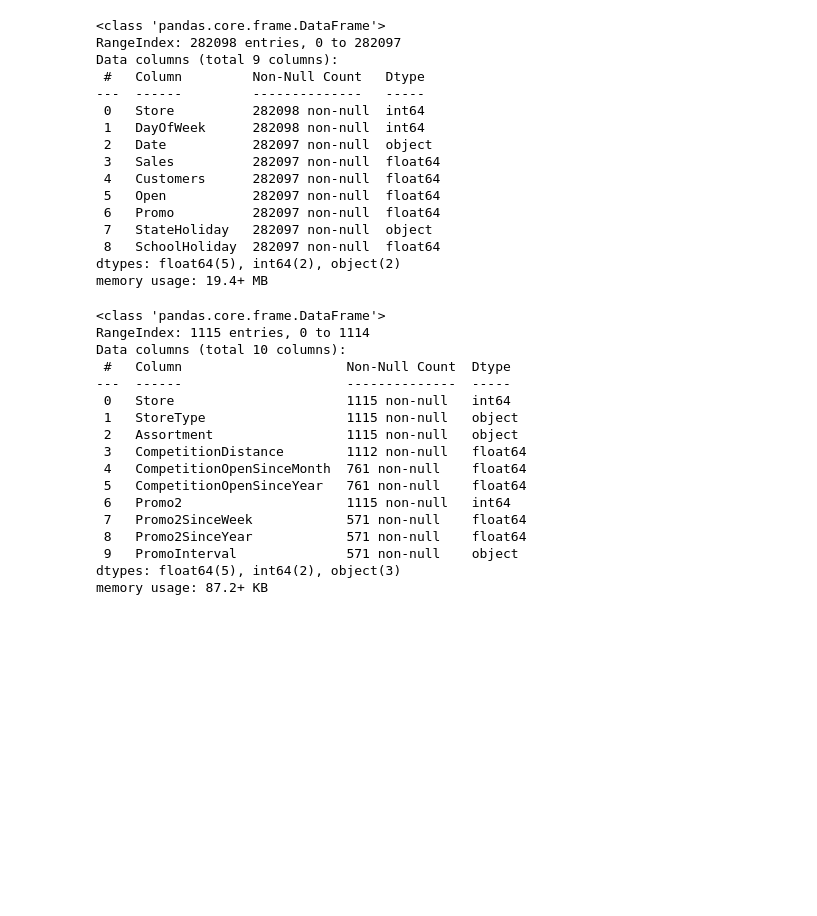
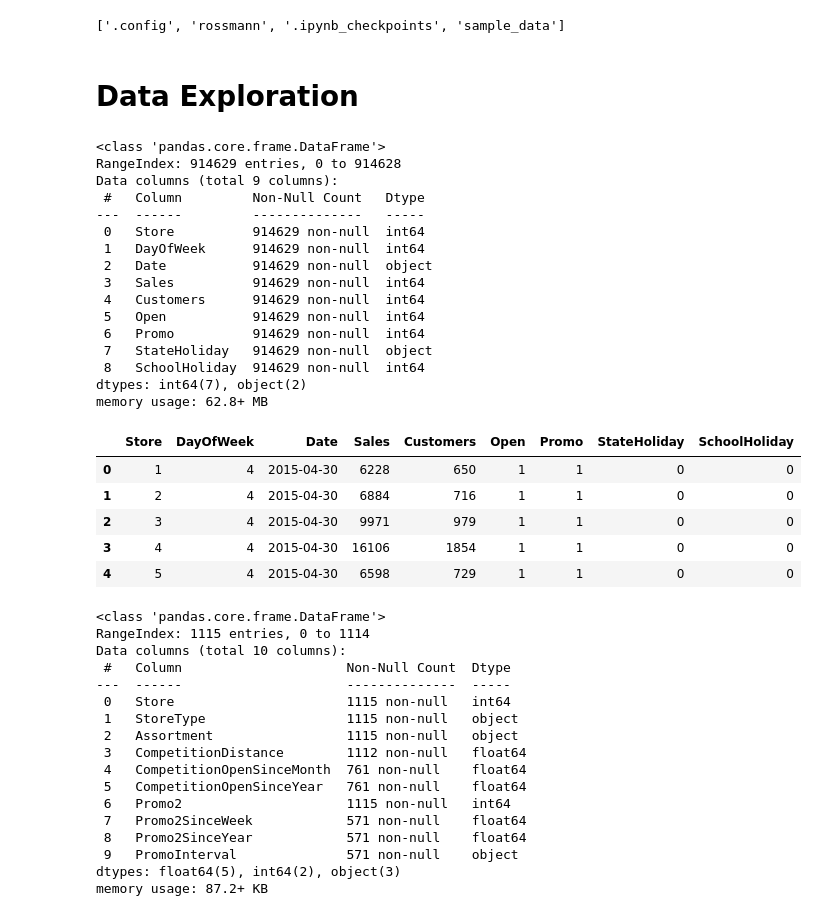
Before and after one commit to renzabergos/mlops-sales, a Jupyter notebook: notebooks/1_0_Rossmann_Sales_Model_Creation.ipynb, the cells around one changed output. Saved outputs shown, nothing was run; the diff lists cells and outputs as text; code cells hidden in the pictures; blank space fills up the shorter version.

```diff
--- a/notebooks/1_0_Rossmann_Sales_Model_Creation.ipynb
+++ b/notebooks/1_0_Rossmann_Sales_Model_Creation.ipynb
@@ -16,21 +29,36 @@ import pandas as pd
+# %%
+os.listdir("./")
+# %% [output]
+['.config', 'rossmann', '.ipynb_checkpoints', 'sample_data']
+# %% [markdown]
+# Data Exploration
 # %%
-train_df = pd.read_csv("train.csv")
+train_df = pd.read_csv("./rossmann/train.csv")
 train_df.info()
 # %% [output]
 <class 'pandas.core.frame.DataFrame'>
-RangeIndex: 282098 entries, 0 to 282097
+RangeIndex: 914629 entries, 0 to 914628
 Data columns (total 9 columns):
  #   Column         Non-Null Count   Dtype
 ---  ------         --------------   -----
- 0   Store          282098 non-null  int64
- 1   DayOfWeek      282098 non-null  int64
- 2   Date           282097 non-null  object
- 3   Sales          282097 non-null  float64
- 4   Customers      282097 non-null  float64
- 5   Open           282097 non-null  float64
- 6   Promo          282097 non-null  float64
- 7   StateHoliday   282097 non-null  object
- 8   SchoolHoliday  282097 non-null  float64
-dtypes: float64(5), int64(2), object(2)
-memory usage: 19.4+ MB
+ 0   Store          914629 non-null  int64
+ 1   DayOfWeek      914629 non-null  int64
+ 2   Date           914629 non-null  object
+ 3   Sales          914629 non-null  int64
+ 4   Customers      914629 non-null  int64
+ 5   Open           914629 non-null  int64
+ 6   Promo          914629 non-null  int64
+ 7   StateHoliday   914629 non-null  object
+ 8   SchoolHoliday  914629 non-null  int64
+dtypes: int64(7), object(2)
+memory usage: 62.8+ MB
+# %%
+train_df.head()
+# %% [output]
+|  | Store | DayOfWeek | Date | Sales | Customers | Open | Promo | StateHoliday | SchoolHoliday |
+| 0 | 1 | 4 | 2015-04-30 | 6228 | 650 | 1 | 1 | 0 | 0 |
+| 1 | 2 | 4 | 2015-04-30 | 6884 | 716 | 1 | 1 | 0 | 0 |
+| 2 | 3 | 4 | 2015-04-30 | 9971 | 979 | 1 | 1 | 0 | 0 |
+| 3 | 4 | 4 | 2015-04-30 | 16106 | 1854 | 1 | 1 | 0 | 0 |
+| 4 | 5 | 4 | 2015-04-30 | 6598 | 729 | 1 | 1 | 0 | 0 |
 # %%
```
Also changed, not shown: parts of 40 cells of this notebook.
